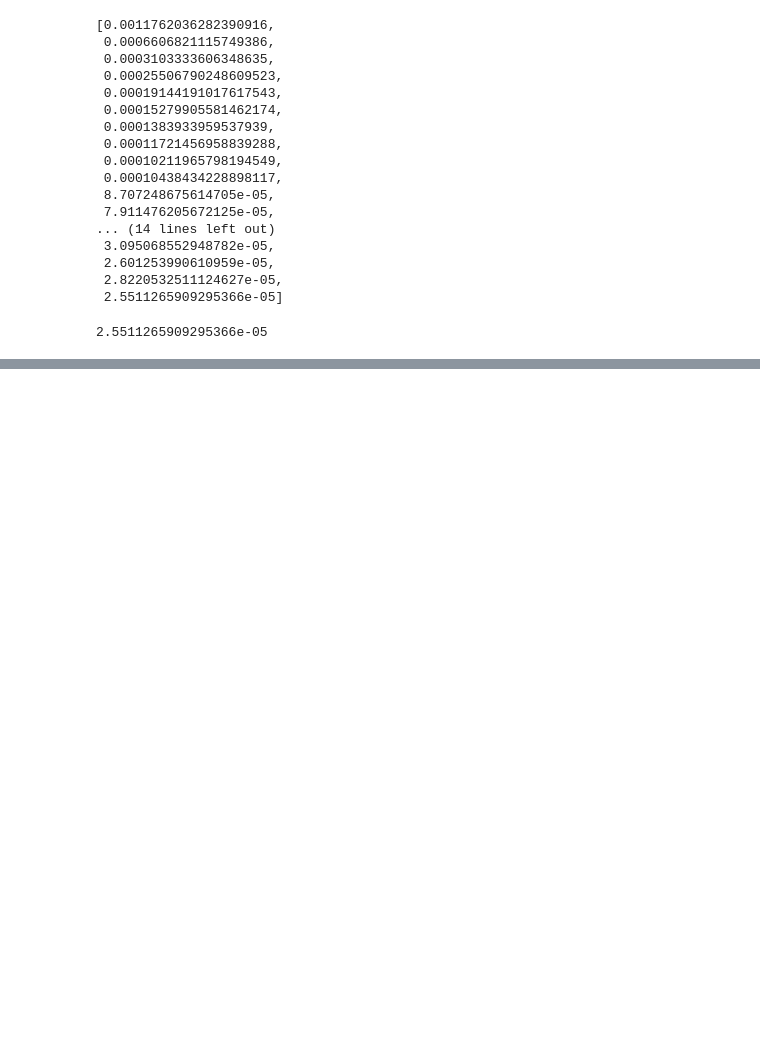
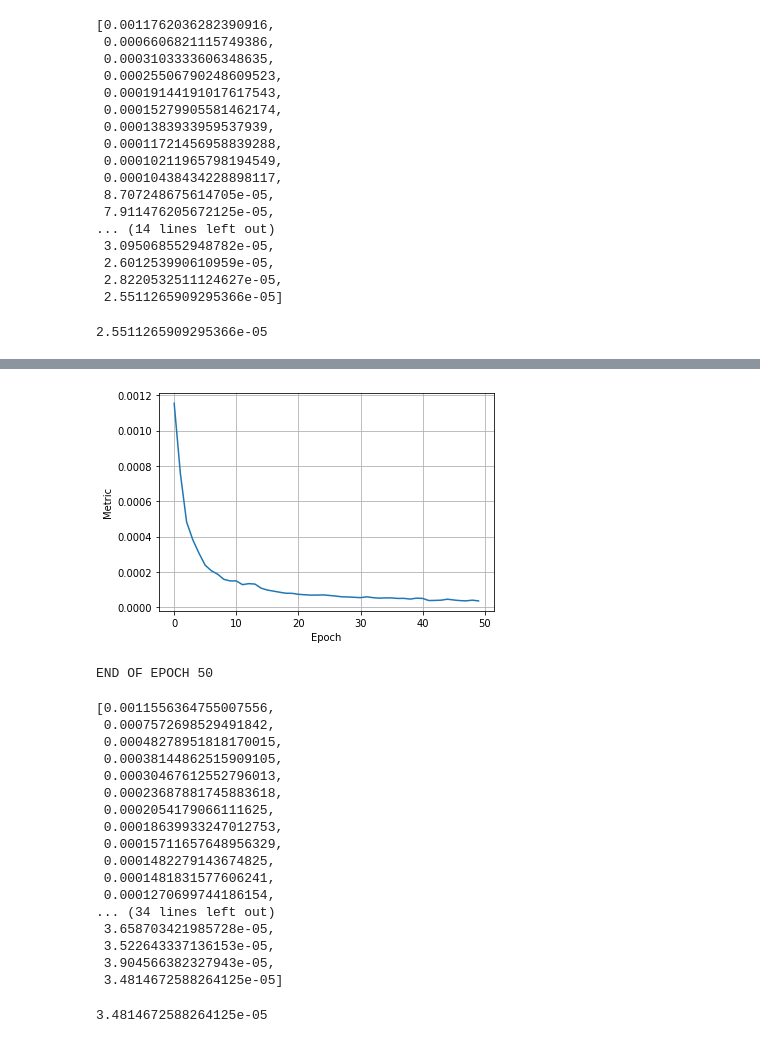
Before and after one commit to IHateReptiloids/kws_hw, a Jupyter notebook: distillation.ipynb, the cells around one changed output, grey strips where cells are left out. Cells and saved outputs as stored; diff of their text form; code cells hidden in the pictures; blank space fills up the shorter version.

```diff
--- a/distillation.ipynb
+++ b/distillation.ipynb
@@ -132,0 +221,50 @@ trainer.best_score
+# %%
+student_config = DistillationConfig(
+    num_epochs=50,
+    hidden_size=16,
+    cnn_out_channels=4,
+    stride=(5, 10),
+    kernel_size=(10, 20),
+)
+student = CRNN(student_config)
+student = student.train()
+opt = torch.optim.Adam(
+    student.parameters(),
+    lr=student_config.learning_rate,
+    weight_decay=student_config.weight_decay
+)
+# %%
+seed_all()
+trainer = DistillationTrainer(
+    opt=opt,
+    train_loader=train_loader,
+    val_loader=val_loader,
+    device=student_config.device,
+    teacher=teacher,
+    student=student,
+    train_wave2spec=train_wave2spec,
+    val_wave2spec=val_wave2spec,
+    temp=student_config.temp,
+    alpha=student_config.alpha,
+)
+trainer.train(n_epochs=student_config.num_epochs)
+# %% [output]
+[figure, added]
+END OF EPOCH 50
+[0.0011556364755007556,
+ 0.0007572698529491842,
+ 0.00048278951818170015,
+ 0.00038144862515909105,
+ 0.00030467612552796013,
+ 0.00023687881745883618,
+ 0.0002054179066111625,
+ 0.00018639933247012753,
+ 0.00015711657648956329,
+ 0.0001482279143674825,
+ 0.0001481831577606241,
+ 0.0001270699744186154,
+... (34 lines left out)
+ 3.658703421985728e-05,
+ 3.522643337136153e-05,
+ 3.904566382327943e-05,
+ 3.4814672588264125e-05]
@@ -132,0 +273,4 @@ trainer.best_score
+# %%
+trainer.best_score
+# %% [output]
+3.4814672588264125e-05
```
Also changed, not shown: parts of 14 cells of this notebook, 3 other files.
